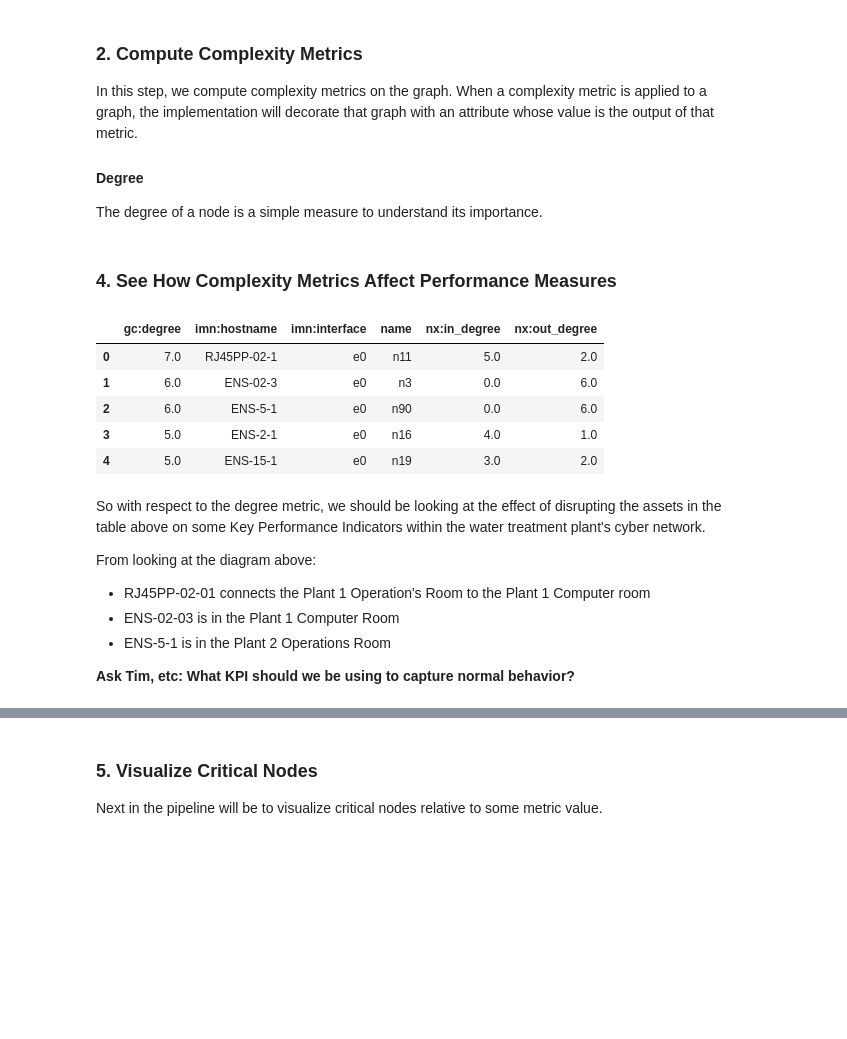
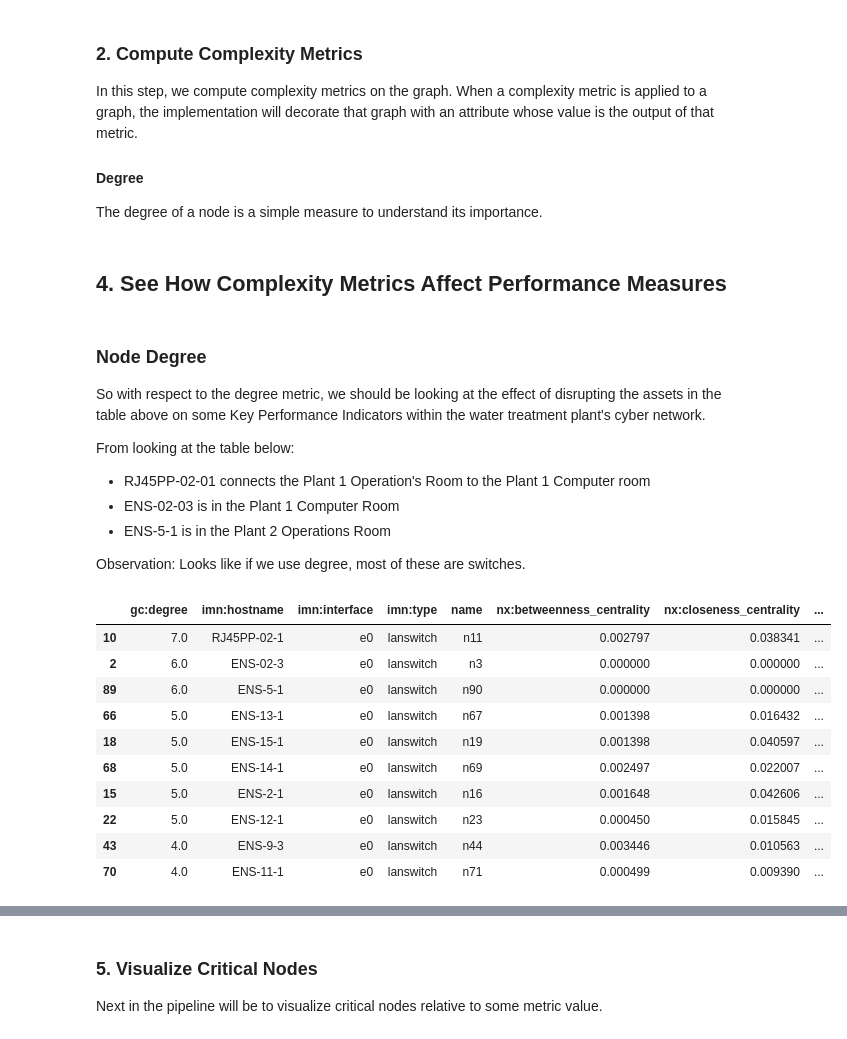
Before and after one commit to ITI/cptl-models, a Jupyter notebook: doc/CyberComplexity.ipynb, the cells around one changed output, grey strips where cells are left out. Drawn from its saved outputs; the diff is of its cells as text; code cells hidden in the pictures; blank space fills up the shorter version.

```diff
--- a/doc/CyberComplexity.ipynb
+++ b/doc/CyberComplexity.ipynb
@@ -48,34 +95,46 @@ def computeMetrics(G, metrics):
             raise NotImplementedError()
     return
 # %% [markdown]
-### 4.  See How Complexity Metrics Affect Performance Measures
+## 4.  See How Complexity Metrics Affect Performance Measures
 # %%
 # Compute complexity metrics of interest
-metrics = ["gc:degree"]
+metrics = ["gc:degree", "nx:betweenness_centrality", \
+           "nx:closeness_centrality", "nx:degree_centrality", \
+           "nx:bridge"]
 computeMetrics(gCyber, metrics)
 
 # Sort nodes by a metric value
 nodes = gCyber.nodes(data=True)
-sNodes = sorted(nodes, key=lambda x: x[1]['gc:degree'], reverse=True)
+edges = gCyber.edges(data=True)
+#sNodes = sorted(nodes, key=lambda x: x[1]['nx:degree_centrality'], reverse=True)
 
 df = pd.DataFrame()
-for node in sNodes:
-    row = pd.Series( node[1] )
+for node in nodes:
+    nodeData = node[1]
+    nodeData["nx:id"] = node[0]
+    row = pd.Series( nodeData )
     df = df.append(row, ignore_index=True)
-df.head()
-# %% [output]
-|  | gc:degree | imn:hostname | imn:interface | name | nx:in_degree | nx:out_degree |
-| 0 | 7.0 | RJ45PP-02-1 | e0 | n11 | 5.0 | 2.0 |
-| 1 | 6.0 | ENS-02-3 | e0 | n3 | 0.0 | 6.0 |
-| 2 | 6.0 | ENS-5-1 | e0 | n90 | 0.0 | 6.0 |
-| 3 | 5.0 | ENS-2-1 | e0 | n16 | 4.0 | 1.0 |
-| 4 | 5.0 | ENS-15-1 | e0 | n19 | 3.0 | 2.0 |
 # %% [markdown]
+### Node Degree
 So with respect to the degree metric, we should be looking at the effect of disrupting the assets in the table above on some Key Performance Indicators within the water treatment plant's cyber network.
 
-From looking at the diagram above:
+From looking at the table below:
 * RJ45PP-02-01 connects the Plant 1 Operation's Room to the Plant 1 Computer room
 * ENS-02-03 is in the Plant 1 Computer Room
 * ENS-5-1 is in the Plant 2 Operations Room
 
-**Ask Tim, etc:  What KPI should we be using to capture normal behavior?**
+Observation:  Looks like if we use degree, most of these are switches.
+# %%
+df.sort_values(by=["gc:degree"], ascending=False).head(10)
+# %% [output]
+|  | gc:degree | imn:hostname | imn:interface | imn:type | name | nx:betweenness_centrality | nx:closeness_centrality | ... |
+| 10 | 7.0 | RJ45PP-02-1 | e0 | lanswitch | n11 | 0.002797 | 0.038341 | ... |
+| 2 | 6.0 | ENS-02-3 | e0 | lanswitch | n3 | 0.000000 | 0.000000 | ... |
+| 89 | 6.0 | ENS-5-1 | e0 | lanswitch | n90 | 0.000000 | 0.000000 | ... |
+| 66 | 5.0 | ENS-13-1 | e0 | lanswitch | n67 | 0.001398 | 0.016432 | ... |
+| 18 | 5.0 | ENS-15-1 | e0 | lanswitch | n19 | 0.001398 | 0.040597 | ... |
+| 68 | 5.0 | ENS-14-1 | e0 | lanswitch | n69 | 0.002497 | 0.022007 | ... |
+| 15 | 5.0 | ENS-2-1 | e0 | lanswitch | n16 | 0.001648 | 0.042606 | ... |
+| 22 | 5.0 | ENS-12-1 | e0 | lanswitch | n23 | 0.000450 | 0.015845 | ... |
+| 43 | 4.0 | ENS-9-3 | e0 | lanswitch | n44 | 0.003446 | 0.010563 | ... |
+| 70 | 4.0 | ENS-11-1 | e0 | lanswitch | n71 | 0.000499 | 0.009390 | ... |
```
Also changed, not shown: parts of 28 cells of this notebook, 2 other files.
